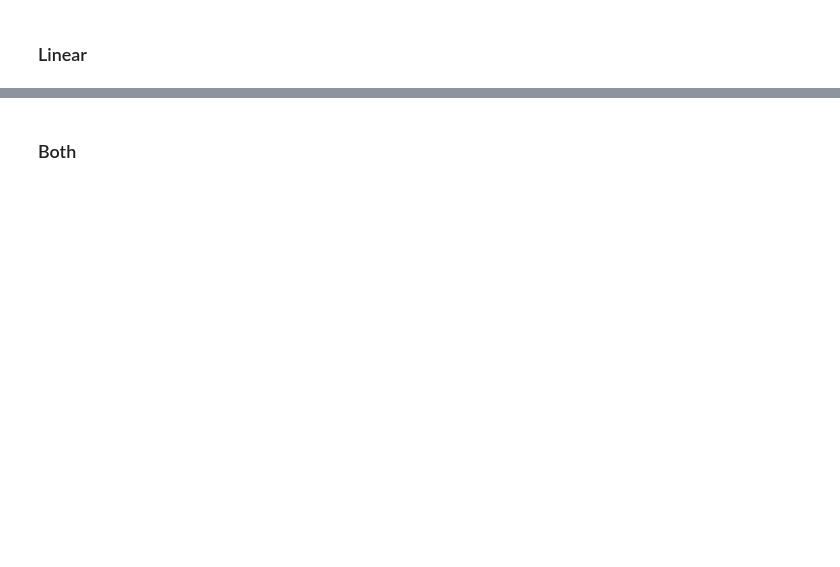
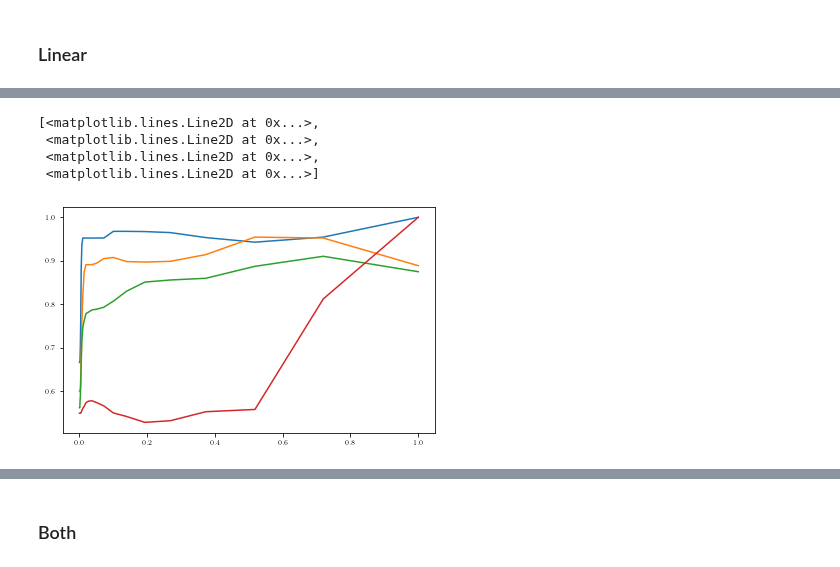
Before and after one commit to rpatrik96/nl-causal-representations, a Jupyter notebook: notebooks/synth_plots.ipynb, the cells around one changed output, grey strips where cells are left out. Drawn from its saved outputs; the diff is of its cells as text; code cells hidden in the pictures; blank space fills up the shorter version.

```diff
--- a/notebooks/synth_plots.ipynb
+++ b/notebooks/synth_plots.ipynb
@@ -384,0 +367,8 @@ plt.plot(thresholds.T, recalls_lin.T)
+# %%
+plt.plot(thresholds.T, precisions_lin.T)
+# %% [output]
+[<matplotlib.lines.Line2D at 0x...>,
+ <matplotlib.lines.Line2D at 0x...>,
+ <matplotlib.lines.Line2D at 0x...>,
+ <matplotlib.lines.Line2D at 0x...>]
+[figure, added]
```
Also changed, not shown: parts of 13 cells of this notebook.
